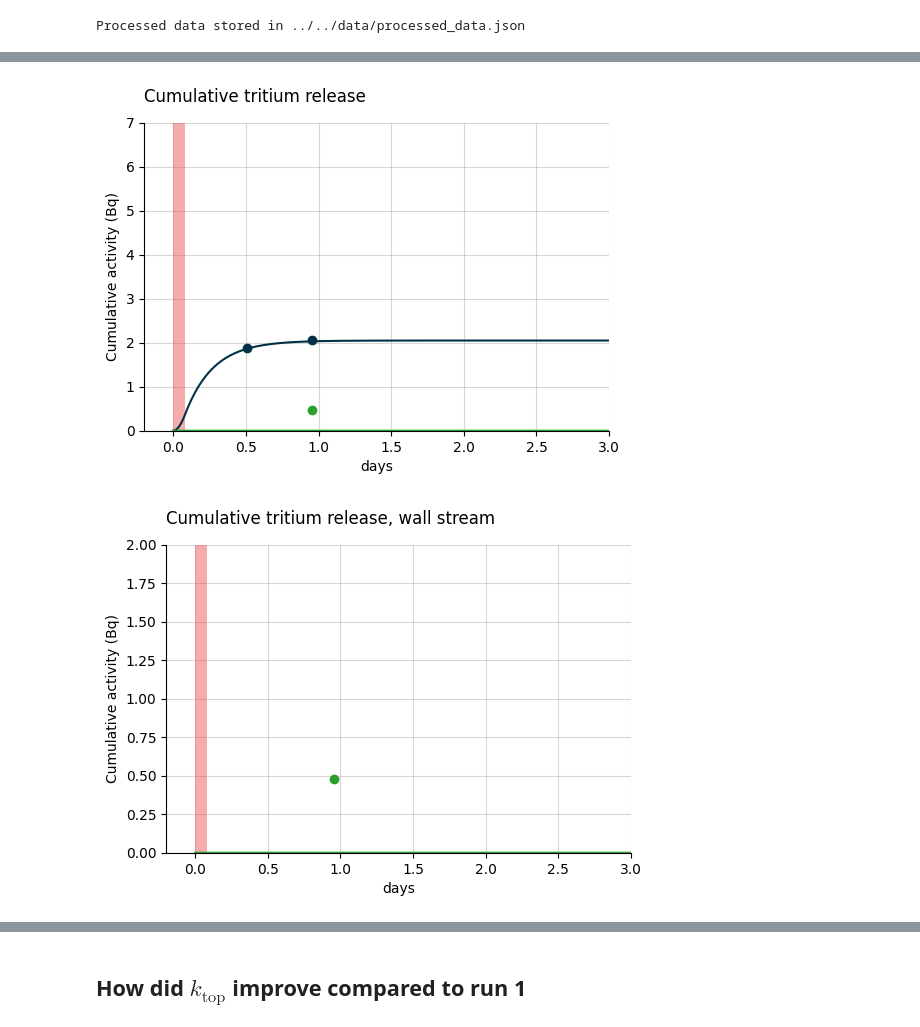
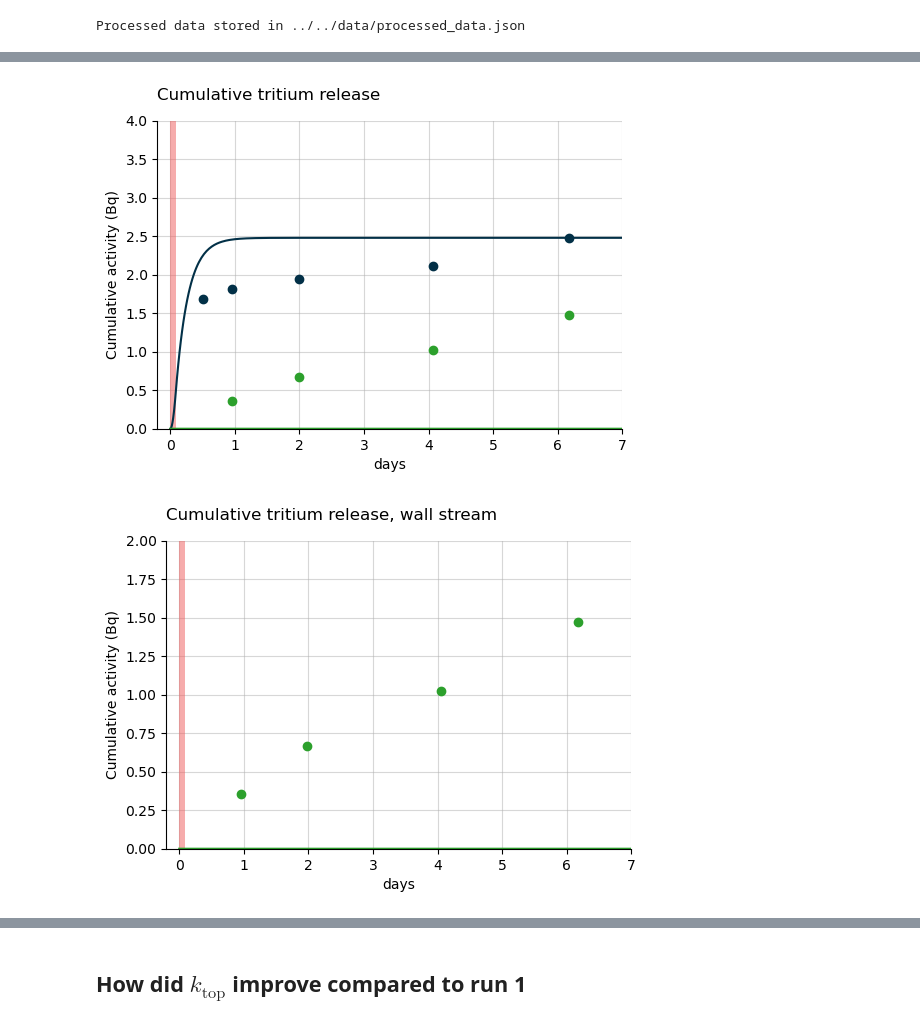
Before and after one commit to veliki-filozof/BABY-1L-run-11, a Jupyter notebook: analysis/tritium/tritium_model.ipynb, the cells around one changed output, grey strips where cells are left out. Cells and saved outputs as stored; diff of their text form; code cells hidden in the pictures.

```diff
--- a/analysis/tritium/tritium_model.ipynb
+++ b/analysis/tritium/tritium_model.ipynb
@@ -74,5 +74,5 @@ Measured TBR: 1.23e-04 particle / neutron
 # %%
-baby_model.run(10 * ureg.day)
+baby_model.run(20 * ureg.day)
 # %%
 print(f"Transport:")
 print(f"  mass transport coeff top: {baby_model.k_top:.2e~P}")
@@ -104,36 +104,36 @@ Geometry:
 plt.figure(figsize=(6, 4))
 (l,) = plot_integrated_top_release(baby_model, color="#023047", label="Top")
 plot_integrated_wall_release(baby_model, color="tab:green", label="Wall")
 plot_irradiation(baby_model, facecolor="#EF5B5B", alpha=0.5)
 plt.grid(alpha=0.5)
 labelLines(plt.gca().get_lines(), zorder=2.5, xvals=[45] * 2)
 plt.ylim(bottom=0 * ureg.Bq)
 
 plt.scatter(
     replacement_times_top, IV_stream.get_cumulative_activity("total"), color="#023047"
 )
 plt.scatter(
     replacement_times_walls,
     OV_stream.get_cumulative_activity("total"),
     color="tab:green",
 )
 
 # add line where top is 99% of final
 ydata = l.get_ydata()
 xdata = l.get_xdata()
 target_release_frac = 0.99
 x_target = xdata[np.argmax(ydata > target_release_frac * ydata[-1])]
 
 
 plt.title("Cumulative tritium release", loc="left", pad=15)
-plt.ylim(top=7)
-plt.xlim(left=-0.2, right=3)
+plt.ylim(top=4)
+plt.xlim(left=-0.2, right=7)
 plt.xlabel("days")
 plt.ylabel("Cumulative activity (Bq)")
 
 plt.savefig("cumulative_release.pdf", bbox_inches="tight")
 # %% [output]
-[figure, old version]
+[figure, new version]
 # %%
 plt.figure(figsize=(6, 4))
 plot_integrated_wall_release(baby_model, color="tab:green", label="Wall")
@@ -151,14 +151,14 @@ plt.scatter(
 
 plt.title("Cumulative tritium release, wall stream", loc="left", pad = 15)
 plt.ylim(top=2)
-plt.xlim(right = 3)
+plt.xlim(right = 7)
 plt.xlim(left = -0.2)
 plt.xlabel("days")
 plt.ylabel("Cumulative activity (Bq)")
 
 plt.savefig("cumulative_release.pdf", bbox_inches="tight")
 # %% [output]
-[figure, old version]
+[figure, new version]
 # %%
 plot_sample_activity_top(
     baby_model, replacement_times=replacement_times_top, color="#023047", label="Top"
```
Also changed, not shown: parts of 6 cells of this notebook.
